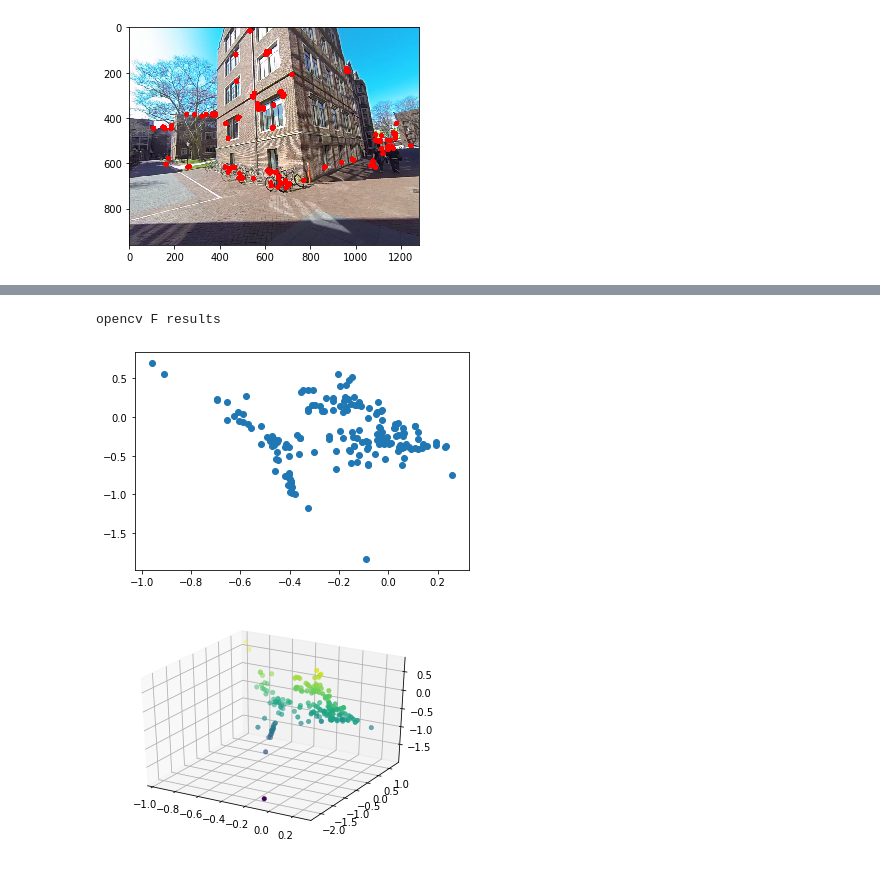
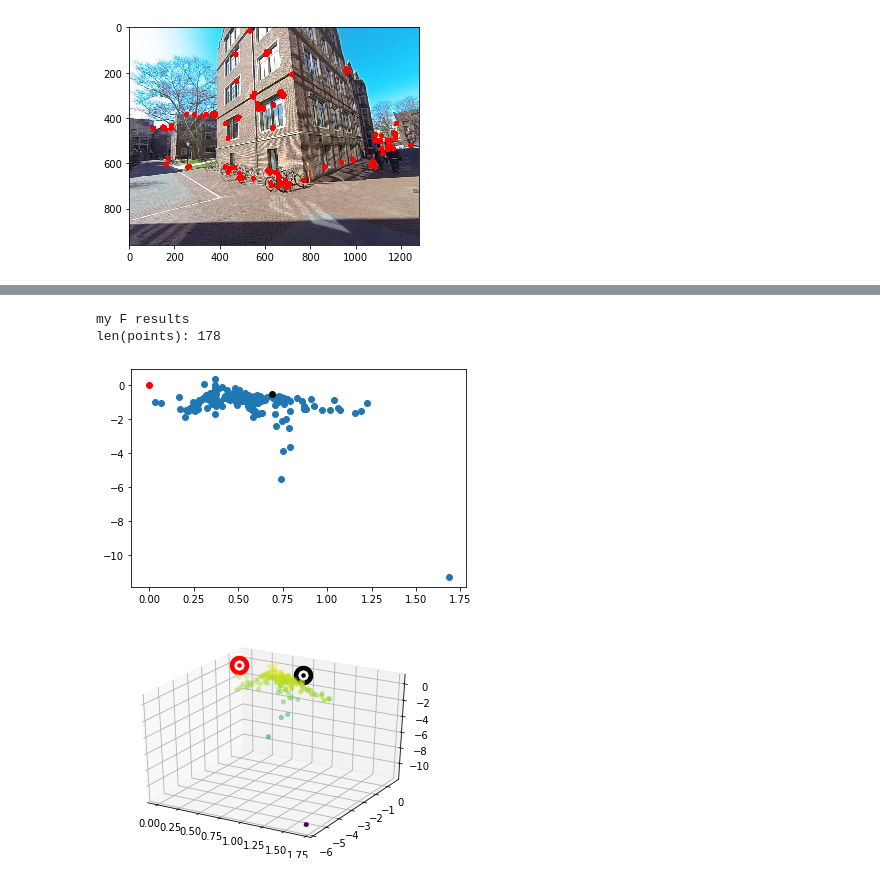
Before and after one commit to MarvinChung/simple-implementation-of-structure-from-motion-and-multi-view-stereo-by-python, a Jupyter notebook: comparison.ipynb, the cells around one changed output, grey strips where cells are left out. Cells and saved outputs as stored; diff of their text form; code cells hidden in the pictures.

Commit message:
first attemp

```diff
--- a/comparison.ipynb
+++ b/comparison.ipynb
@@ -387,12 +389,3 @@ def getWorldPoints(train_inliers, query_inliers, P1, P2):
 # %%
 import matplotlib.pyplot as plt
 from mpl_toolkits import mplot3d
-# %%
-print('my F results')
-P1, P2 = getCameraMatrix(K, my_F)
-points = getWorldPoints(train_inliers, query_inliers, P1, P2)
-#XZ
-plt.scatter(points[:,0], points[:,2])
-plt.show()
-ax = plt.axes(projection='3d')
-ax.scatter(points[:,0], points[:,1], points[:,2], c=points[:,2], cmap='viridis', linewidth=0.5);
@@ -403,13 +392,49 @@ my F results
-# %%
-print('opencv F results ')
-P1, P2 = getCameraMatrix(K, F)
-points = getWorldPoints(pts1, pts2, P1, P2)
-#XZ
-plt.scatter(points[:,0], points[:,2])
-plt.show()
-ax = plt.axes(projection='3d')
-ax.scatter(points[:,0], points[:,1], points[:,2], c=points[:,2], cmap='viridis', linewidth=0.5);
-# %% [output]
-opencv F results
-[figure, removed]
-[figure, removed]
+# %%
+print('my F results')
+
+E = getEssentialMatrix(my_F)
+U, D, Vh = getEssentialConfig(E)
+
+#first camera
+C0 = np.array([0,0,0])
+R0 = np.array([[1,0,0],[0,1,0],[0,0,1]])
+
+#second camera
+C1, R1 = CameraPosition1Config(U, D, Vh)
+C2, R2 = CameraPosition2Config(U, D, Vh)
+C3, R3 = CameraPosition3Config(U, D, Vh)
+C4, R4 = CameraPosition4Config(U, D, Vh)
+Cs = [C1,C2,C3,C4]
+Rs = [R1,R2,R3,R4]
+
+best_ct = 0
+best_secondCamera_C = None
+best_secondCamera_R = None
+points = None
+
+for C,R in zip(Cs, Rs):
+    P1, P2 = getCameraMatrix(K, R0, C0, R, C)
+    temp_points = getWorldPoints(train_inliers, query_inliers, P1, P2)
+    n_in_front_of_C1, n_in_front_of_C2 = CheckCheirality(temp_points, C1, R1, C2, R2)
+    if(n_in_front_of_C1 + n_in_front_of_C2 > best_ct):
+        best_ct = n_in_front_of_C1 + n_in_front_of_C2
+        best_secondCamera_C = C
+        best_secondCamera_R = R
+        points = temp_points
+#print("max points in front of both cameras:", best_ct)
+print("len(points):",len(points))
+#XZ
+plt.scatter(points[:,0], points[:,2])
+plt.scatter(C0[0], C0[2], c='red')
+plt.scatter(C1[0], C1[2], c='black')
+plt.show()
+ax = plt.axes(projection='3d')
+ax.scatter(points[:,0], points[:,1], points[:,2], c=points[:,2], cmap='viridis', linewidth=0.5);
+ax.scatter(C0[0], C0[1], C0[2], c='red', linewidth=15);
+ax.scatter(C1[0], C1[1], C1[2], c='black', linewidth=15);
+plt.show()
+# %% [output]
+my F results
+len(points): 178
+[figure, added]
+[figure, added]
```
Also changed, not shown: parts of 7 cells of this notebook, 8 other files.
